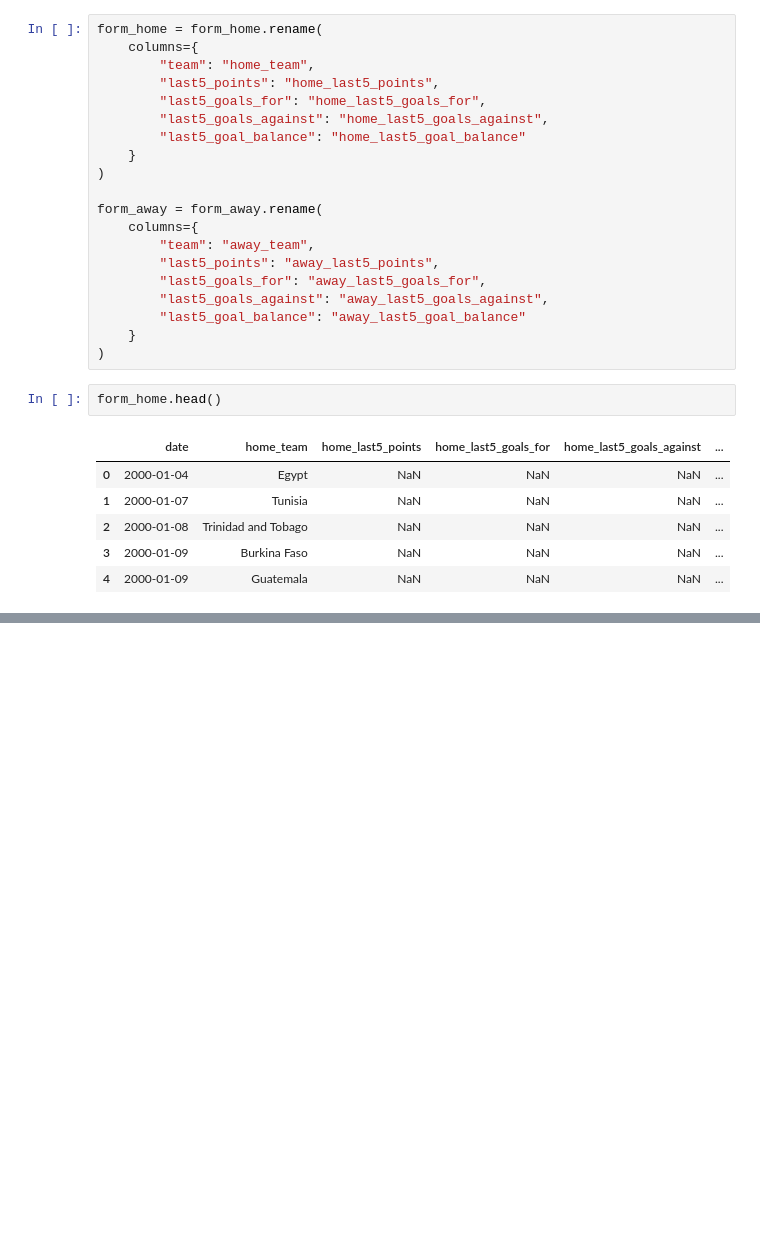
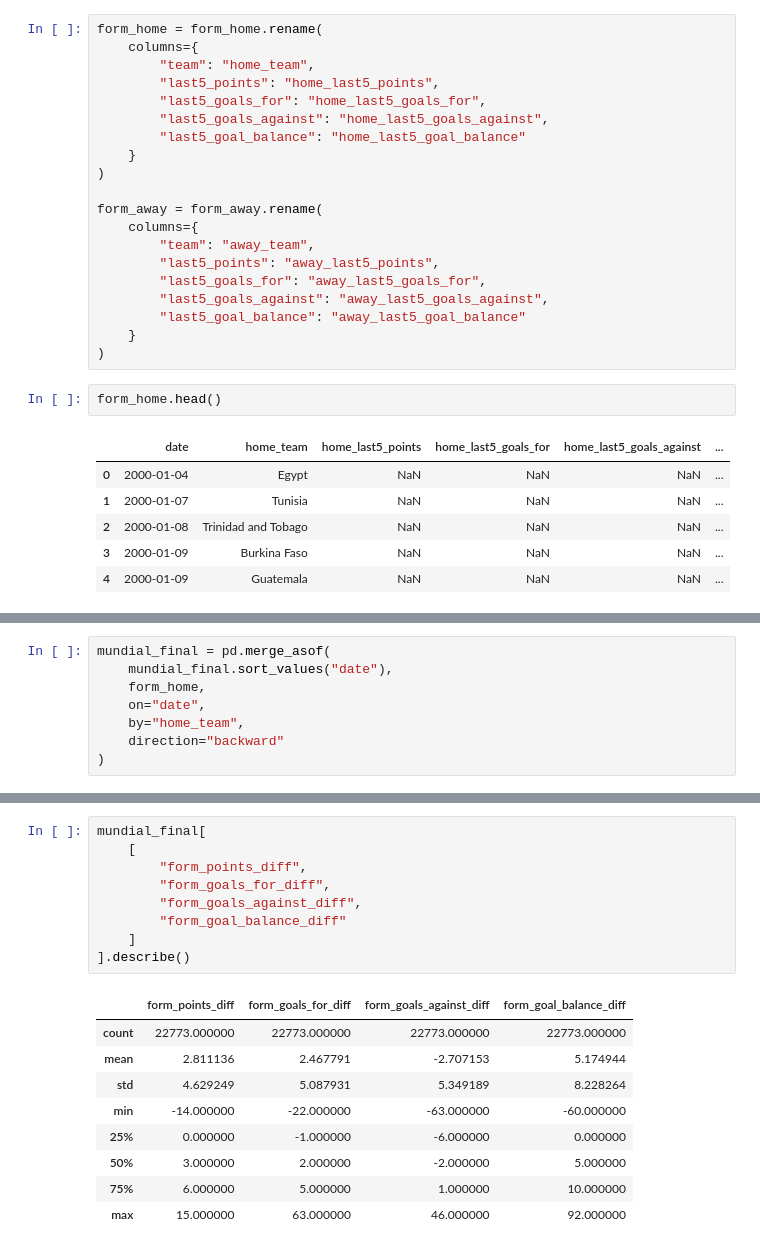
Before and after one commit to alejandro21rg/proyecto_ml, a Jupyter notebook: datasetfinal.ipynb, the cells around one changed output, grey strips where cells are left out. Saved outputs shown, nothing was run; the diff lists cells and outputs as text; blank space fills up the shorter version.

```diff
--- a/datasetfinal.ipynb
+++ b/datasetfinal.ipynb
@@ -979,0 +983,8 @@ form_home.head()
+# %%
+mundial_final = pd.merge_asof(
+    mundial_final.sort_values("date"),
+    form_home,
+    on="date",
+    by="home_team",
+    direction="backward"
+)
@@ -979,0 +1076,19 @@ form_home.head()
+# %%
+mundial_final[
+    [
+        "form_points_diff",
+        "form_goals_for_diff",
+        "form_goals_against_diff",
+        "form_goal_balance_diff"
+    ]
+].describe()
+# %% [output]
+|  | form_points_diff | form_goals_for_diff | form_goals_against_diff | form_goal_balance_diff |
+| count | 22773.000000 | 22773.000000 | 22773.000000 | 22773.000000 |
+| mean | 2.811136 | 2.467791 | -2.707153 | 5.174944 |
+| std | 4.629249 | 5.087931 | 5.349189 | 8.228264 |
+| min | -14.000000 | -22.000000 | -63.000000 | -60.000000 |
+| 25% | 0.000000 | -1.000000 | -6.000000 | 0.000000 |
+| 50% | 3.000000 | 2.000000 | -2.000000 | 5.000000 |
+| 75% | 6.000000 | 5.000000 | 1.000000 | 10.000000 |
+| max | 15.000000 | 63.000000 | 46.000000 | 92.000000 |
```
Also changed, not shown: parts of 20 cells of this notebook, 3 other files.
